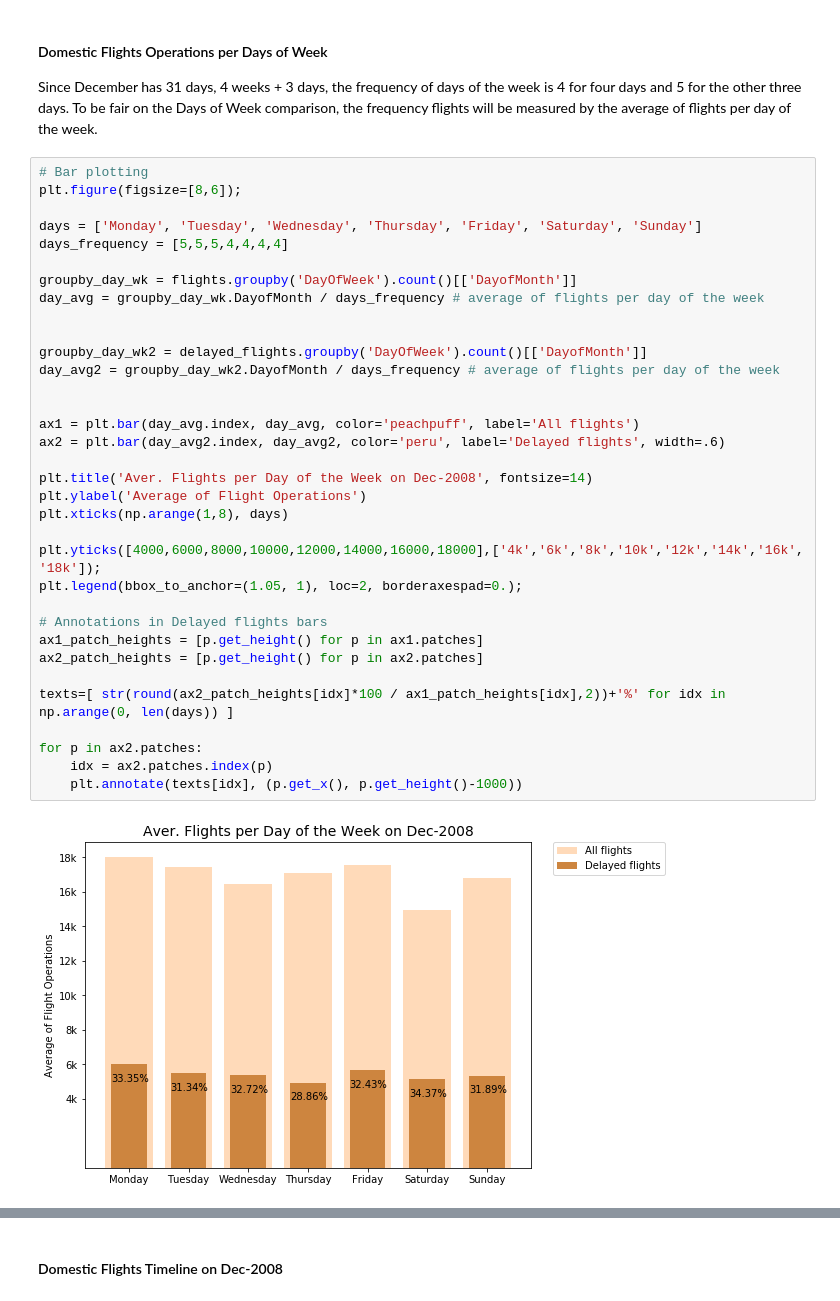
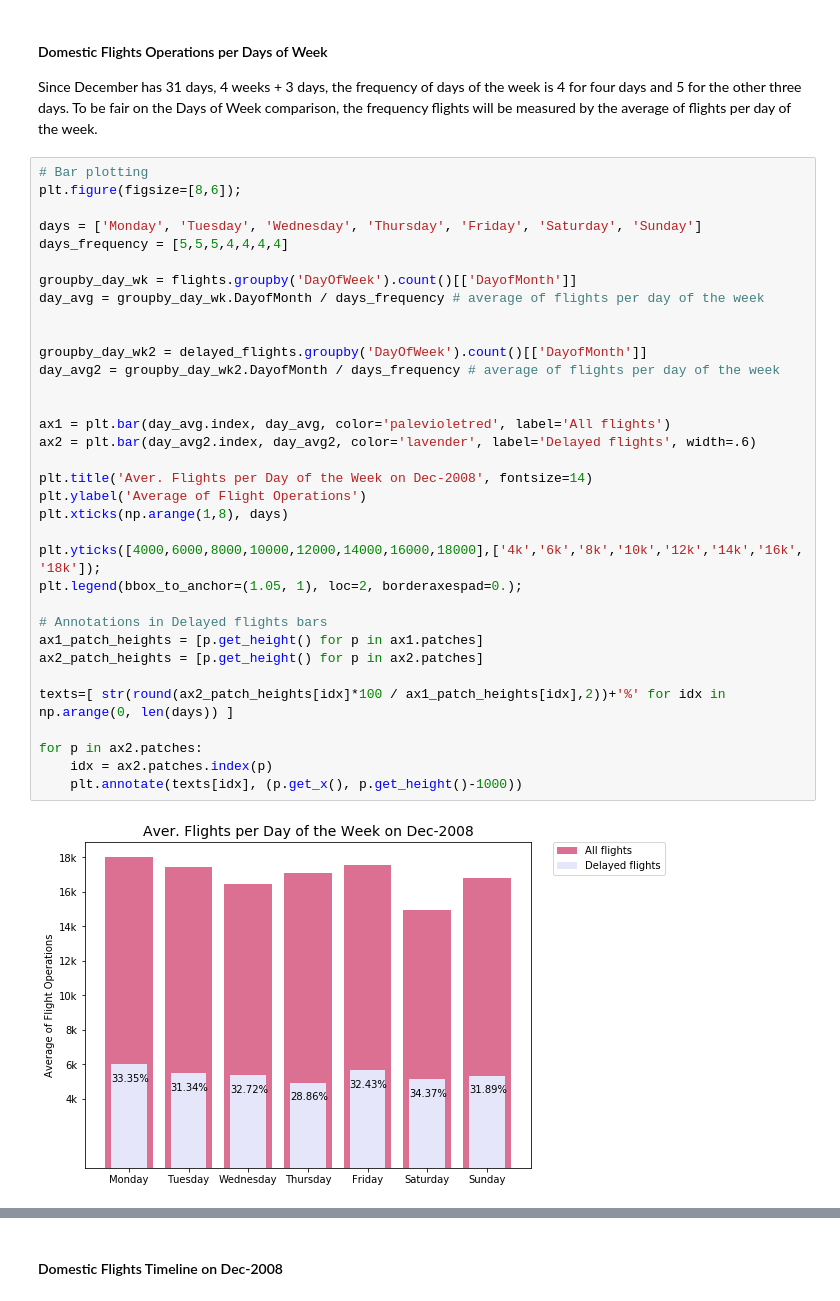
Before and after one commit to thaisruiz/udacity-communicating-data-findings, a Jupyter notebook: Flights_exploration_in_progress.ipynb, the cells around one changed output, grey strips where cells are left out. Drawn from its saved outputs; the diff is of its cells as text.

Commit message:
polish univariate plots

```diff
--- a/Flights_exploration_in_progress.ipynb
+++ b/Flights_exploration_in_progress.ipynb
@@ -584,36 +594,36 @@ plt.figure(figsize=[8,6]);
 
 days = ['Monday', 'Tuesday', 'Wednesday', 'Thursday', 'Friday', 'Saturday', 'Sunday']
 days_frequency = [5,5,5,4,4,4,4]
 
 groupby_day_wk = flights.groupby('DayOfWeek').count()[['DayofMonth']]
 day_avg = groupby_day_wk.DayofMonth / days_frequency # average of flights per day of the week
 
 
 groupby_day_wk2 = delayed_flights.groupby('DayOfWeek').count()[['DayofMonth']]
 day_avg2 = groupby_day_wk2.DayofMonth / days_frequency # average of flights per day of the week
 
 
-ax1 = plt.bar(day_avg.index, day_avg, color='peachpuff', label='All flights')
-ax2 = plt.bar(day_avg2.index, day_avg2, color='peru', label='Delayed flights', width=.6)
+ax1 = plt.bar(day_avg.index, day_avg, color='palevioletred', label='All flights')
+ax2 = plt.bar(day_avg2.index, day_avg2, color='lavender', label='Delayed flights', width=.6)
 
 plt.title('Aver. Flights per Day of the Week on Dec-2008', fontsize=14)
 plt.ylabel('Average of Flight Operations')
 plt.xticks(np.arange(1,8), days)
 
 plt.yticks([4000,6000,8000,10000,12000,14000,16000,18000],['4k','6k','8k','10k','12k','14k','16k', '18k']);
 plt.legend(bbox_to_anchor=(1.05, 1), loc=2, borderaxespad=0.);
 
 # Annotations in Delayed flights bars
 ax1_patch_heights = [p.get_height() for p in ax1.patches]
 ax2_patch_heights = [p.get_height() for p in ax2.patches]
 
 texts=[ str(round(ax2_patch_heights[idx]*100 / ax1_patch_heights[idx],2))+'%' for idx in np.arange(0, len(days)) ]
 
 for p in ax2.patches:
     idx = ax2.patches.index(p)
     plt.annotate(texts[idx], (p.get_x(), p.get_height()-1000))
 # %% [output]
-[figure, old version]
+[figure, new version]
 # %% [markdown]
 On Dec-2008, the most popular traveling day was Monday (with and average of daily flight operations around 18k), followed very close by Friday and Tuesday (both days with a daily average of 17.5k flights approximately). The less popular traveling day was Saturday (average around 15k daily flights). This set excludes cancellations and diversions.
 
```
Also changed, not shown: parts of 67 cells of this notebook.
